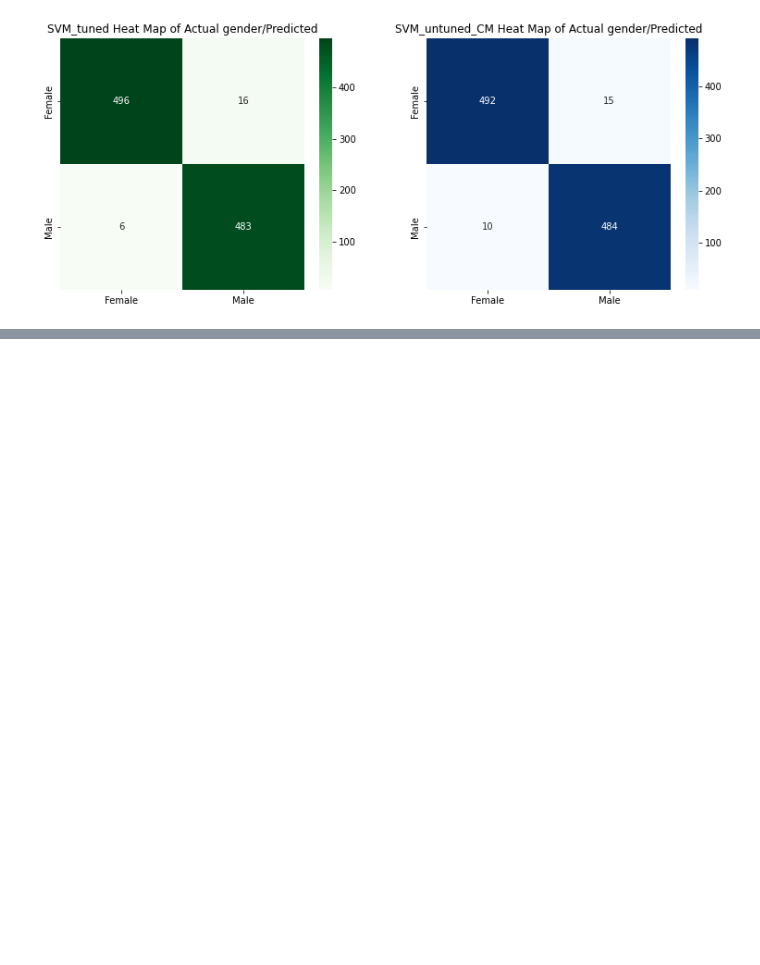
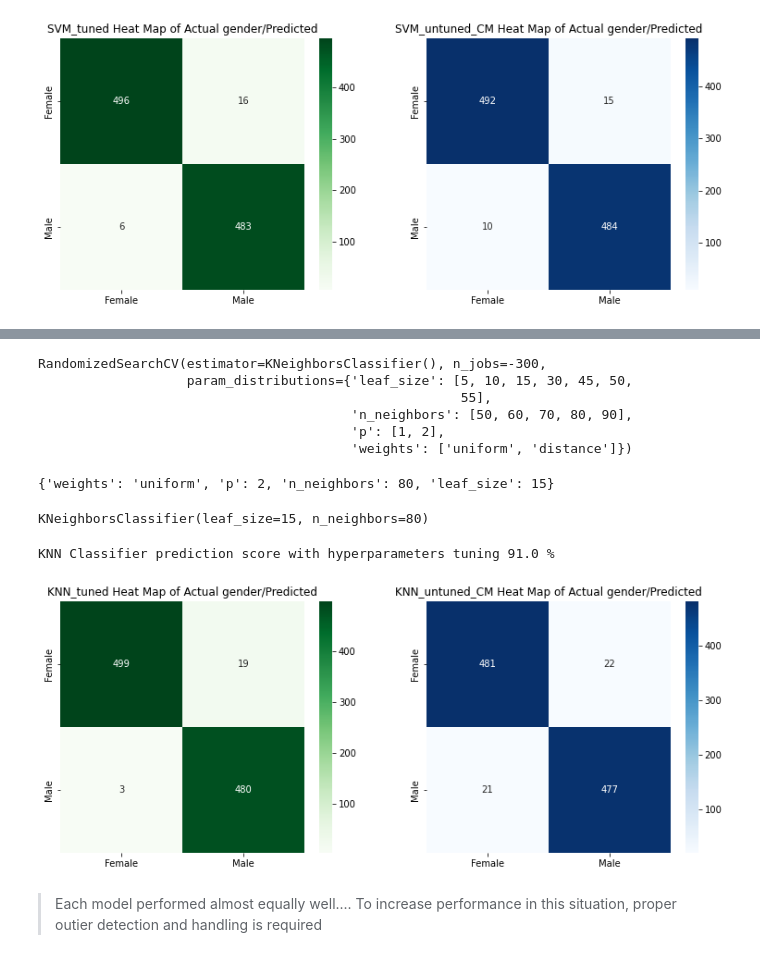
Before and after one commit to munas-git/Gender-classification, a Jupyter notebook: gender-classification.ipynb, the cells around one changed output, grey strips where cells are left out. Drawn from its saved outputs; the diff is of its cells as text; code cells hidden in the pictures; blank space fills up the shorter version.

```diff
--- a/gender-classification.ipynb
+++ b/gender-classification.ipynb
@@ -471,0 +473,51 @@ plt.show()
+# %%
+params_KNN = {
+    'n_neighbors': [50, 60, 70, 80, 90],
+    'weights': ['uniform', 'distance'],
+    'leaf_size': [5, 10, 15, 30, 45, 50, 55],
+    'p': [1, 2],
+}
+# %%
+KNN_random_search = RandomizedSearchCV(KNN_classifier, param_distributions=params_KNN, n_jobs=-300)
+KNN_random_search.fit(x_train, y_train)
+# %% [output]
+RandomizedSearchCV(estimator=KNeighborsClassifier(), n_jobs=-300,
+                   param_distributions={'leaf_size': [5, 10, 15, 30, 45, 50,
+                                                      55],
+                                        'n_neighbors': [50, 60, 70, 80, 90],
+                                        'p': [1, 2],
+                                        'weights': ['uniform', 'distance']})
+# %%
+KNN_random_search.best_params_
+# %% [output]
+{'weights': 'uniform', 'p': 2, 'n_neighbors': 80, 'leaf_size': 15}
+# %%
+#KNNClassifier trained with tuned hyper-paraeters
+KNN_tuned_classifier = knn(weights='uniform', p=2, n_neighbors=80, leaf_size=15)
+KNN_tuned_classifier.fit(x_train, y_train)
+# %% [output]
+KNeighborsClassifier(leaf_size=15, n_neighbors=80)
+# %%
+KNN_tuned_predictions = KNN_tuned_classifier.predict(x_test)
+KNN_tuned_score = r2_score(KNN_tuned_predictions, y_test)
+print('KNN Classifier prediction score with hyperparameters tuning', round(KNN_tuned_score, 2)*100,'%')
+# %% [output]
+KNN Classifier prediction score with hyperparameters tuning 91.0 %
+# %%
+KNN_tuned_CM= confusion_matrix(KNN_tuned_predictions, y_test)
+KNN_untuned_CM = confusion_matrix(KNN_predictions, y_test)
+
+plt.figure(figsize=(13,5))
+plt.subplot(1,2,1)
+sns.heatmap(KNN_tuned_CM, cmap='Greens', annot=True, fmt='', xticklabels=['Female', 'Male'], yticklabels=['Female', 'Male']) #fmt specifies format i.e 2dp percentage, whole number. float
+plt.title("KNN_tuned Heat Map of Actual gender/Predicted")
+
+plt.subplot(1,2,2)
+sns.heatmap(KNN_untuned_CM, cmap='Blues', annot=True, fmt='', xticklabels=['Female', 'Male'], yticklabels=['Female', 'Male']) #fmt specifies format i.e 2dp percentage, whole number. float
+plt.title("KNN_untuned_CM Heat Map of Actual gender/Predicted")
+
+plt.show()
+# %% [output]
+[figure, added]
+# %% [markdown]
+> Each model performed almost equally well.... To increase performance in this situation, proper outier detection and handling is required
```
Also changed, not shown: parts of 3 cells of this notebook.
